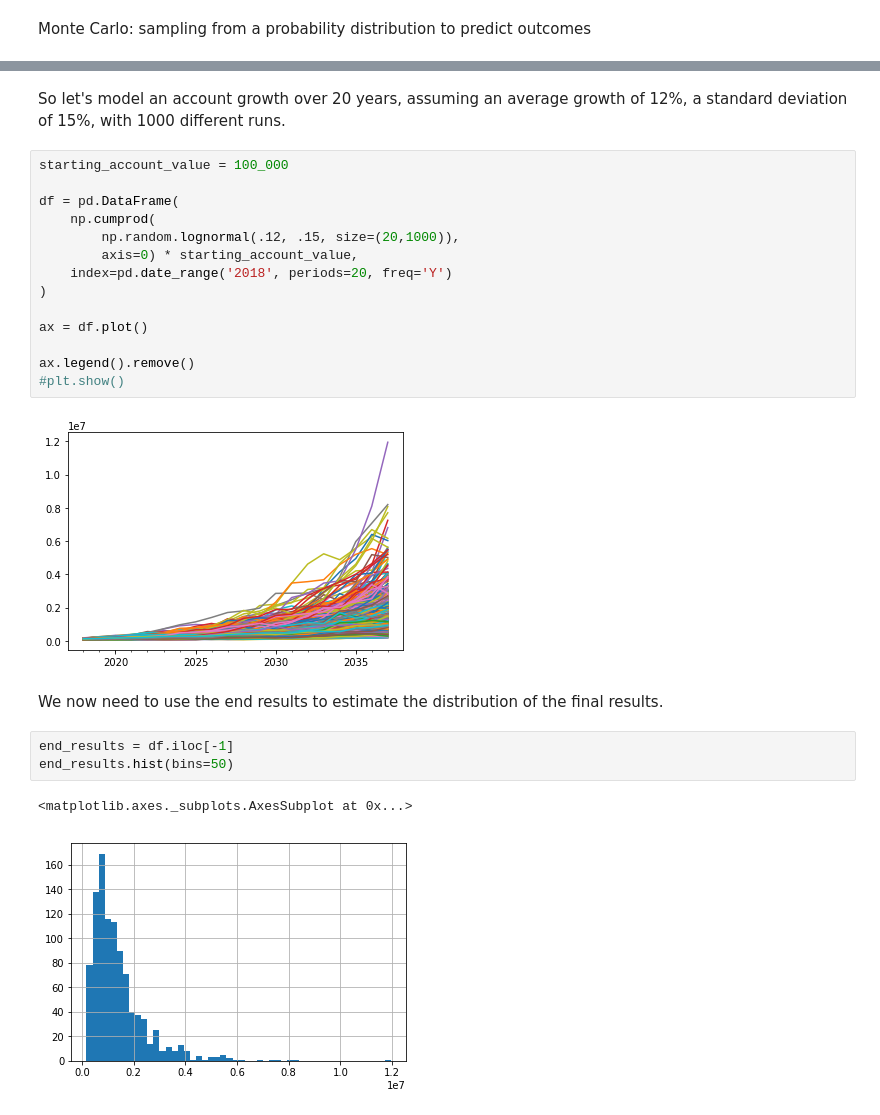
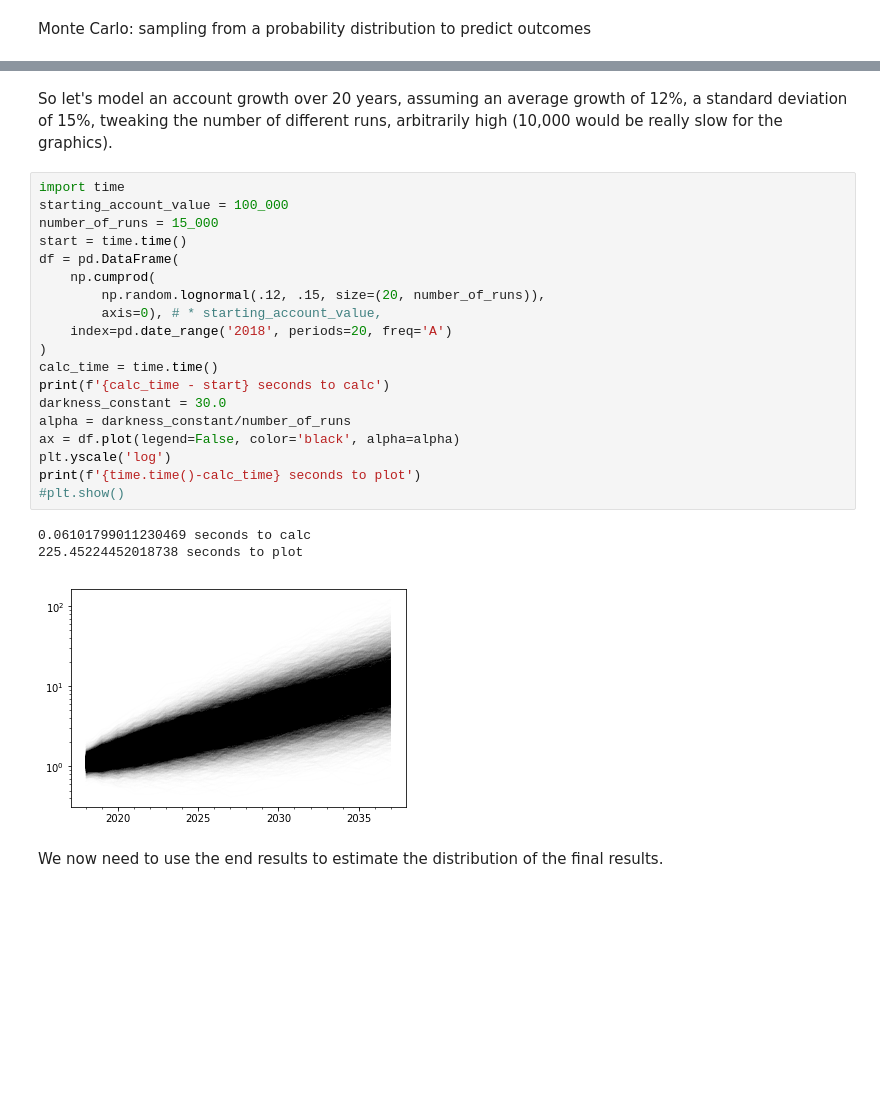
Before and after one commit to aaronchall/nycfinance, a Jupyter notebook: MonteCarloSimulation.ipynb, the cells around one changed output, grey strips where cells are left out. Drawn from its saved outputs; the diff is of its cells as text; blank space fills up the shorter version.

```diff
--- a/MonteCarloSimulation.ipynb
+++ b/MonteCarloSimulation.ipynb
@@ -40,26 +44,27 @@ array([  156226.69704431,   222852.50965268,   256657.42513471,
 # %% [markdown]
-So let's model an account growth over 20 years, assuming an average growth of 12%, a standard deviation of 15%, with 1000 different runs.
+So let's model an account growth over 20 years, assuming an average growth of 12%, a standard deviation of 15%, tweaking the number of different runs, arbitrarily high (10,000 would be really slow for the graphics).
 # %%
+import time
 starting_account_value = 100_000
-
+number_of_runs = 15_000
+start = time.time()
 df = pd.DataFrame(
     np.cumprod(
-        np.random.lognormal(.12, .15, size=(20,1000)),
-        axis=0) * starting_account_value,
-    index=pd.date_range('2018', periods=20, freq='Y')
+        np.random.lognormal(.12, .15, size=(20, number_of_runs)),
+        axis=0), # * starting_account_value,
+    index=pd.date_range('2018', periods=20, freq='A')
 )
-
-ax = df.plot()
-
-ax.legend().remove()
+calc_time = time.time()
+print(f'{calc_time - start} seconds to calc')
+darkness_constant = 30.0
+alpha = darkness_constant/number_of_runs
+ax = df.plot(legend=False, color='black', alpha=alpha)
+plt.yscale('log')
+print(f'{time.time()-calc_time} seconds to plot')
 #plt.show()
 # %% [output]
+0.06101799011230469 seconds to calc
+225.45224452018738 seconds to plot
-[figure, old version]
+[figure, new version]
 # %% [markdown]
 We now need to use the end results to estimate the distribution of the final results.
-# %%
-end_results = df.iloc[-1]
-end_results.hist(bins=50)
-# %% [output]
-<matplotlib.axes._subplots.AxesSubplot at 0x...>
-[figure, removed]
```
Also changed, not shown: parts of 11 cells of this notebook.
